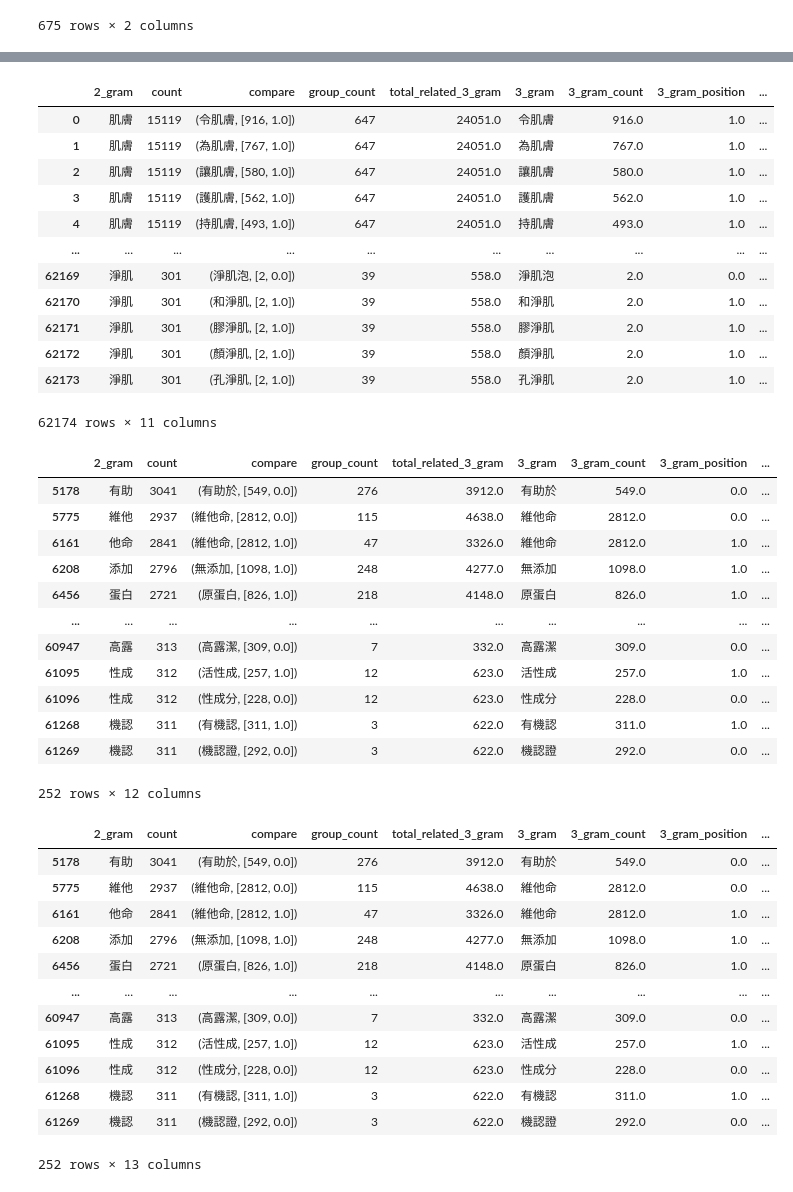
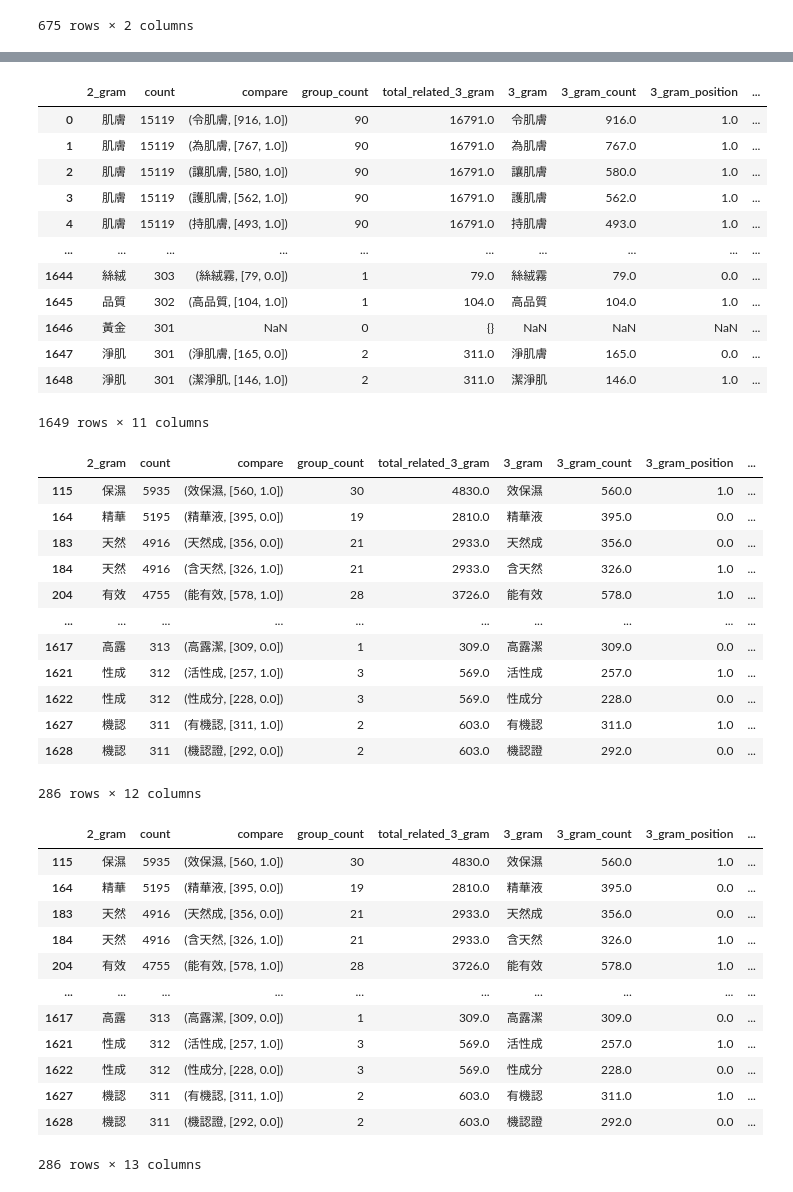
Before and after one commit to victor31ao/n_gram_and_hanlp, a Jupyter notebook: n_gram_df.ipynb, the cells around one changed output, grey strips where cells are left out. Cells and saved outputs as stored; diff of their text form; code cells hidden in the pictures.

Commit message:
update n_gram_df.ipynb 2 -> 3 -> 4 and 3 -> 4 -> 5

```diff
--- a/n_gram_df.ipynb
+++ b/n_gram_df.ipynb
@@ -205,7 +205,7 @@ def find_matches(term, ngram):
         if position:
             return position.span()[0]
         return None
-    temp_df = ngram[ngram.iloc[:, 1] > 1].copy()
+    temp_df = ngram[ngram.iloc[:, 1] > 70].copy()
     temp_df["matches"] = temp_df.iloc[:, 0].map(lambda x: matches_position(term, x))  # 100 → 12.8s
     return {row.iloc[0]: [row.iloc[1], row.iloc[2]] for _, row in temp_df[~(temp_df["matches"].isna())].iterrows()}
 # %%
@@ -287,55 +287,55 @@ bi_tri_df_expand["keep_3_gram"] = (bi_tri_df_expand["prob_of_related_3_gram"] >
 bi_tri_df_expand
 # %% [output]
 |  | 2_gram | count | compare | group_count | total_related_3_gram | 3_gram | 3_gram_count | 3_gram_position | ... |
-| 0 | 肌膚 | 15119 | (令肌膚, [916, 1.0]) | 647 | 24051.0 | 令肌膚 | 916.0 | 1.0 | ... |
-| 1 | 肌膚 | 15119 | (為肌膚, [767, 1.0]) | 647 | 24051.0 | 為肌膚 | 767.0 | 1.0 | ... |
-| 2 | 肌膚 | 15119 | (讓肌膚, [580, 1.0]) | 647 | 24051.0 | 讓肌膚 | 580.0 | 1.0 | ... |
-| 3 | 肌膚 | 15119 | (護肌膚, [562, 1.0]) | 647 | 24051.0 | 護肌膚 | 562.0 | 1.0 | ... |
-| 4 | 肌膚 | 15119 | (持肌膚, [493, 1.0]) | 647 | 24051.0 | 持肌膚 | 493.0 | 1.0 | ... |
+| 0 | 肌膚 | 15119 | (令肌膚, [916, 1.0]) | 90 | 16791.0 | 令肌膚 | 916.0 | 1.0 | ... |
+| 1 | 肌膚 | 15119 | (為肌膚, [767, 1.0]) | 90 | 16791.0 | 為肌膚 | 767.0 | 1.0 | ... |
+| 2 | 肌膚 | 15119 | (讓肌膚, [580, 1.0]) | 90 | 16791.0 | 讓肌膚 | 580.0 | 1.0 | ... |
+| 3 | 肌膚 | 15119 | (護肌膚, [562, 1.0]) | 90 | 16791.0 | 護肌膚 | 562.0 | 1.0 | ... |
+| 4 | 肌膚 | 15119 | (持肌膚, [493, 1.0]) | 90 | 16791.0 | 持肌膚 | 493.0 | 1.0 | ... |
 | ... | ... | ... | ... | ... | ... | ... | ... | ... | ... |
-| 62169 | 淨肌 | 301 | (淨肌泡, [2, 0.0]) | 39 | 558.0 | 淨肌泡 | 2.0 | 0.0 | ... |
-| 62170 | 淨肌 | 301 | (和淨肌, [2, 1.0]) | 39 | 558.0 | 和淨肌 | 2.0 | 1.0 | ... |
-| 62171 | 淨肌 | 301 | (膠淨肌, [2, 1.0]) | 39 | 558.0 | 膠淨肌 | 2.0 | 1.0 | ... |
-| 62172 | 淨肌 | 301 | (顏淨肌, [2, 1.0]) | 39 | 558.0 | 顏淨肌 | 2.0 | 1.0 | ... |
-| 62173 | 淨肌 | 301 | (孔淨肌, [2, 1.0]) | 39 | 558.0 | 孔淨肌 | 2.0 | 1.0 | ... |
+| 1644 | 絲絨 | 303 | (絲絨霧, [79, 0.0]) | 1 | 79.0 | 絲絨霧 | 79.0 | 0.0 | ... |
+| 1645 | 品質 | 302 | (高品質, [104, 1.0]) | 1 | 104.0 | 高品質 | 104.0 | 1.0 | ... |
+| 1646 | 黃金 | 301 | NaN | 0 | {} | NaN | NaN | NaN | ... |
+| 1647 | 淨肌 | 301 | (淨肌膚, [165, 0.0]) | 2 | 311.0 | 淨肌膚 | 165.0 | 0.0 | ... |
+| 1648 | 淨肌 | 301 | (潔淨肌, [146, 1.0]) | 2 | 311.0 | 潔淨肌 | 146.0 | 1.0 | ... |
-62174 rows × 11 columns
+1649 rows × 11 columns
 # %%
 bi_tri_df_expand["3_gram_dig_down"] = bi_tri_df_expand["3_gram"][bi_tri_df_expand["keep_3_gram"] == True].apply(lambda x: find_matches(x, fourgram_df))
 # %%
 bi_tri_df_expand[bi_tri_df_expand["keep_3_gram"] == True]
 # %% [output]
 |  | 2_gram | count | compare | group_count | total_related_3_gram | 3_gram | 3_gram_count | 3_gram_position | ... |
-| 5178 | 有助 | 3041 | (有助於, [549, 0.0]) | 276 | 3912.0 | 有助於 | 549.0 | 0.0 | ... |
-| 5775 | 維他 | 2937 | (維他命, [2812, 0.0]) | 115 | 4638.0 | 維他命 | 2812.0 | 0.0 | ... |
-| 6161 | 他命 | 2841 | (維他命, [2812, 1.0]) | 47 | 3326.0 | 維他命 | 2812.0 | 1.0 | ... |
-| 6208 | 添加 | 2796 | (無添加, [1098, 1.0]) | 248 | 4277.0 | 無添加 | 1098.0 | 1.0 | ... |
-| 6456 | 蛋白 | 2721 | (原蛋白, [826, 1.0]) | 218 | 4148.0 | 原蛋白 | 826.0 | 1.0 | ... |
+| 115 | 保濕 | 5935 | (效保濕, [560, 1.0]) | 30 | 4830.0 | 效保濕 | 560.0 | 1.0 | ... |
+| 164 | 精華 | 5195 | (精華液, [395, 0.0]) | 19 | 2810.0 | 精華液 | 395.0 | 0.0 | ... |
+| 183 | 天然 | 4916 | (天然成, [356, 0.0]) | 21 | 2933.0 | 天然成 | 356.0 | 0.0 | ... |
+| 184 | 天然 | 4916 | (含天然, [326, 1.0]) | 21 | 2933.0 | 含天然 | 326.0 | 1.0 | ... |
+| 204 | 有效 | 4755 | (能有效, [578, 1.0]) | 28 | 3726.0 | 能有效 | 578.0 | 1.0 | ... |
 | ... | ... | ... | ... | ... | ... | ... | ... | ... | ... |
-| 60947 | 高露 | 313 | (高露潔, [309, 0.0]) | 7 | 332.0 | 高露潔 | 309.0 | 0.0 | ... |
-| 61095 | 性成 | 312 | (活性成, [257, 1.0]) | 12 | 623.0 | 活性成 | 257.0 | 1.0 | ... |
-| 61096 | 性成 | 312 | (性成分, [228, 0.0]) | 12 | 623.0 | 性成分 | 228.0 | 0.0 | ... |
-| 61268 | 機認 | 311 | (有機認, [311, 1.0]) | 3 | 622.0 | 有機認 | 311.0 | 1.0 | ... |
-| 61269 | 機認 | 311 | (機認證, [292, 0.0]) | 3 | 622.0 | 機認證 | 292.0 | 0.0 | ... |
+| 1617 | 高露 | 313 | (高露潔, [309, 0.0]) | 1 | 309.0 | 高露潔 | 309.0 | 0.0 | ... |
+| 1621 | 性成 | 312 | (活性成, [257, 1.0]) | 3 | 569.0 | 活性成 | 257.0 | 1.0 | ... |
+| 1622 | 性成 | 312 | (性成分, [228, 0.0]) | 3 | 569.0 | 性成分 | 228.0 | 0.0 | ... |
+| 1627 | 機認 | 311 | (有機認, [311, 1.0]) | 2 | 603.0 | 有機認 | 311.0 | 1.0 | ... |
+| 1628 | 機認 | 311 | (機認證, [292, 0.0]) | 2 | 603.0 | 機認證 | 292.0 | 0.0 | ... |
-252 rows × 12 columns
+286 rows × 12 columns
 # %%
 test_df = bi_tri_df_expand[bi_tri_df_expand["keep_3_gram"] == True].copy()
 # %%
-test_df["4_gram_max_count"] = test_df["3_gram_dig_down"].apply(lambda x: list(x.values())[0][0])
+test_df["4_gram_max_count"] = test_df["3_gram_dig_down"].apply(lambda x: list(x.values())[0][0] if len(x.values()) > 0 else 0)
 test_df
 # %% [output]
 |  | 2_gram | count | compare | group_count | total_related_3_gram | 3_gram | 3_gram_count | 3_gram_position | ... |
-| 5178 | 有助 | 3041 | (有助於, [549, 0.0]) | 276 | 3912.0 | 有助於 | 549.0 | 0.0 | ... |
-| 5775 | 維他 | 2937 | (維他命, [2812, 0.0]) | 115 | 4638.0 | 維他命 | 2812.0 | 0.0 | ... |
-| 6161 | 他命 | 2841 | (維他命, [2812, 1.0]) | 47 | 3326.0 | 維他命 | 2812.0 | 1.0 | ... |
-| 6208 | 添加 | 2796 | (無添加, [1098, 1.0]) | 248 | 4277.0 | 無添加 | 1098.0 | 1.0 | ... |
-| 6456 | 蛋白 | 2721 | (原蛋白, [826, 1.0]) | 218 | 4148.0 | 原蛋白 | 826.0 | 1.0 | ... |
+| 115 | 保濕 | 5935 | (效保濕, [560, 1.0]) | 30 | 4830.0 | 效保濕 | 560.0 | 1.0 | ... |
+| 164 | 精華 | 5195 | (精華液, [395, 0.0]) | 19 | 2810.0 | 精華液 | 395.0 | 0.0 | ... |
+| 183 | 天然 | 4916 | (天然成, [356, 0.0]) | 21 | 2933.0 | 天然成 | 356.0 | 0.0 | ... |
+| 184 | 天然 | 4916 | (含天然, [326, 1.0]) | 21 | 2933.0 | 含天然 | 326.0 | 1.0 | ... |
+| 204 | 有效 | 4755 | (能有效, [578, 1.0]) | 28 | 3726.0 | 能有效 | 578.0 | 1.0 | ... |
 | ... | ... | ... | ... | ... | ... | ... | ... | ... | ... |
-| 60947 | 高露 | 313 | (高露潔, [309, 0.0]) | 7 | 332.0 | 高露潔 | 309.0 | 0.0 | ... |
-| 61095 | 性成 | 312 | (活性成, [257, 1.0]) | 12 | 623.0 | 活性成 | 257.0 | 1.0 | ... |
-| 61096 | 性成 | 312 | (性成分, [228, 0.0]) | 12 | 623.0 | 性成分 | 228.0 | 0.0 | ... |
-| 61268 | 機認 | 311 | (有機認, [311, 1.0]) | 3 | 622.0 | 有機認 | 311.0 | 1.0 | ... |
-| 61269 | 機認 | 311 | (機認證, [292, 0.0]) | 3 | 622.0 | 機認證 | 292.0 | 0.0 | ... |
+| 1617 | 高露 | 313 | (高露潔, [309, 0.0]) | 1 | 309.0 | 高露潔 | 309.0 | 0.0 | ... |
+| 1621 | 性成 | 312 | (活性成, [257, 1.0]) | 3 | 569.0 | 活性成 | 257.0 | 1.0 | ... |
+| 1622 | 性成 | 312 | (性成分, [228, 0.0]) | 3 | 569.0 | 性成分 | 228.0 | 0.0 | ... |
+| 1627 | 機認 | 311 | (有機認, [311, 1.0]) | 2 | 603.0 | 有機認 | 311.0 | 1.0 | ... |
+| 1628 | 機認 | 311 | (機認證, [292, 0.0]) | 2 | 603.0 | 機認證 | 292.0 | 0.0 | ... |
-252 rows × 13 columns
+286 rows × 13 columns
 # %%
 test_df["keep_3_gram_after_dig_down"] = test_df["4_gram_max_count"] / test_df["3_gram_count"] <= 0.7
 test_df[["2_gram", "3_gram", "keep_3_gram", "keep_3_gram_after_dig_down"]]
```
Also changed, not shown: parts of 40 cells of this notebook.
